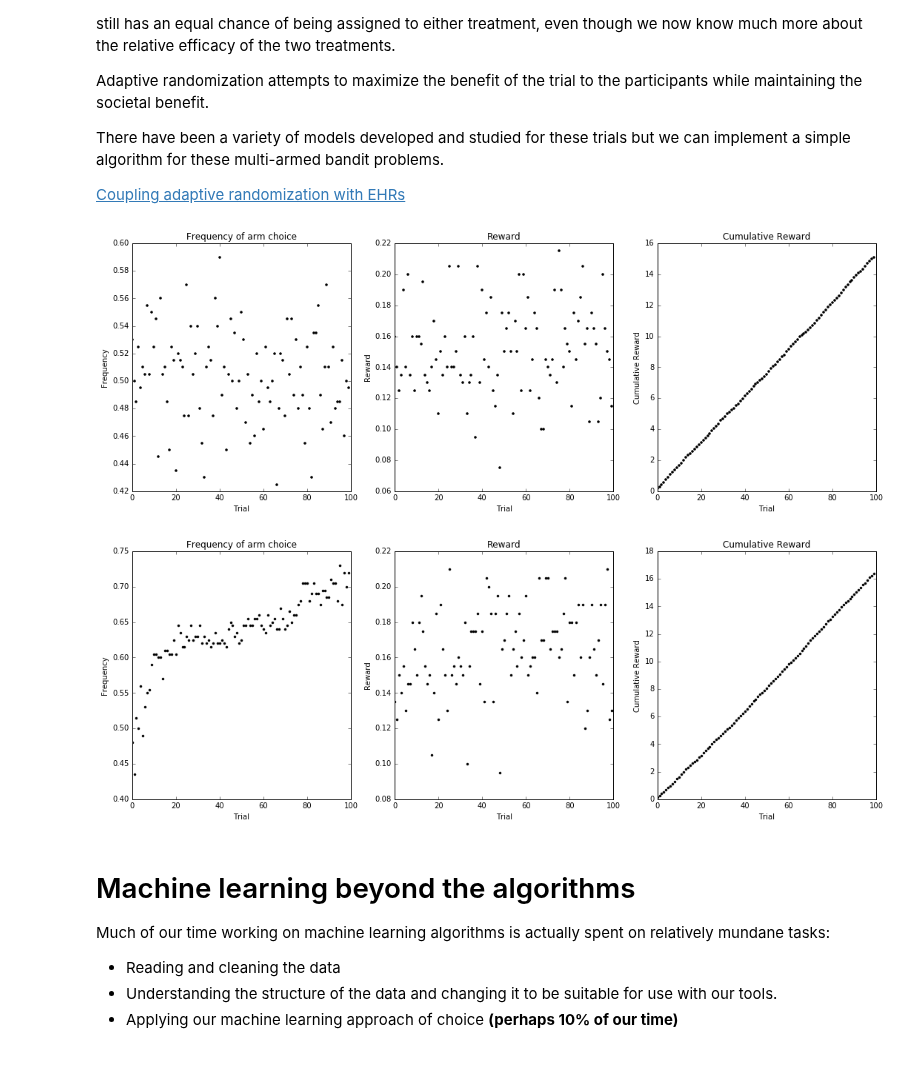
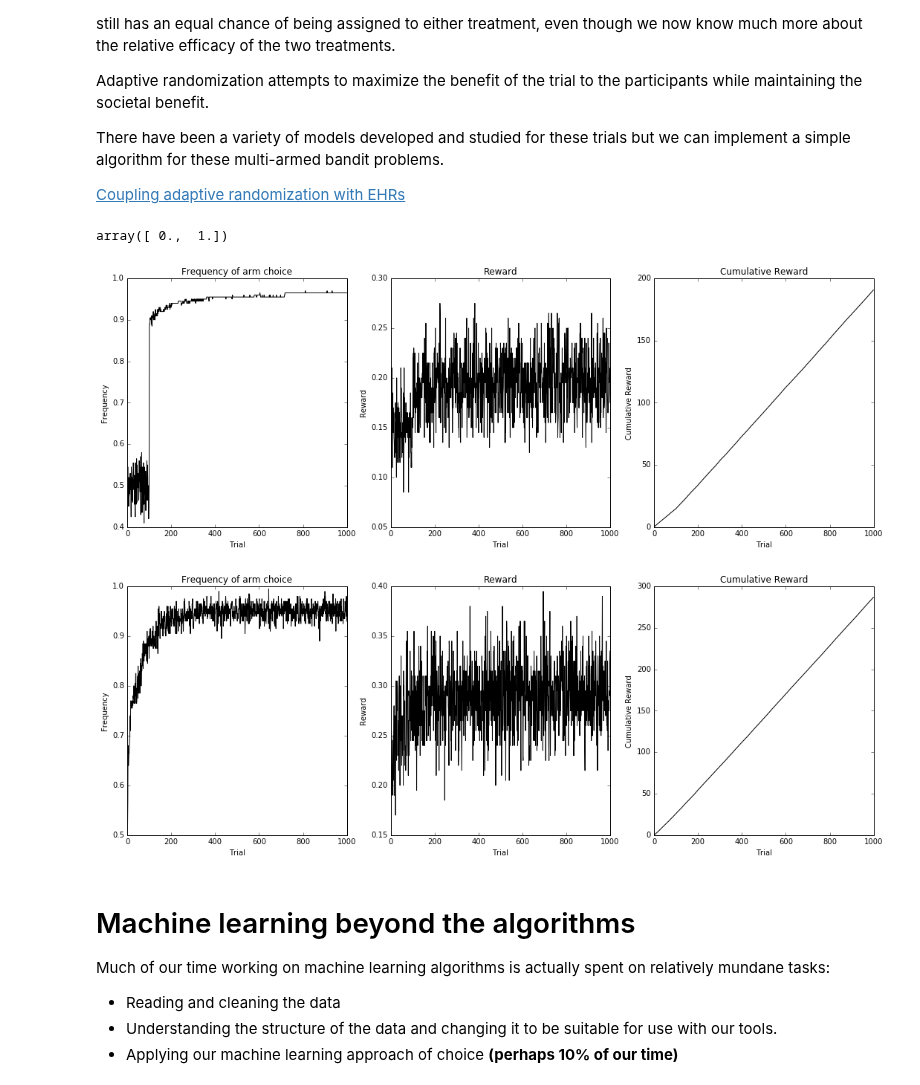
Before and after one commit to beyondvalence/biof509_wtl, a Jupyter notebook: Wk07-common-ml-tasks/Wk07-Common-ML-tasks-wl.ipynb, the cells around one changed output. Saved outputs shown, nothing was run; the diff lists cells and outputs as text; code cells hidden in the pictures.

Commit message:
wk07 notebook for regular epsilon and epsilon greedy

```diff
--- a/Wk07-common-ml-tasks/Wk07-Common-ML-tasks-wl.ipynb
+++ b/Wk07-common-ml-tasks/Wk07-Common-ML-tasks-wl.ipynb
@@ -161,7 +161,7 @@ import numpy as np
 %matplotlib inline
 # %%
 class Model(object):
-    def __init__(self, algo, algo_kwargs, weights=[0.1, 0.1], size=100, repeats=200):
+    def __init__(self, algo, algo_kwargs, weights=[0.1, 0.1], size=1000, repeats=200):
         self.algo = algo
         self.algo_kwargs = algo_kwargs
         self.weights = weights
@@ -192,26 +192,26 @@ class Model(object):
         self.arm_choice = np.array(arm_choice)
         self.reward = np.array(reward)
 
-    def plot_arm_frequency(self, ax):
+    def plot_arm_frequency(self, ax, color='-k'):
         """Plot the frequency with which the second arm is chosen
         NOTE: Currently only works for two arms"""
-        ax.plot(self.arm_choice.mean(axis=0), 'k.')
+        ax.plot(self.arm_choice.mean(axis=0), color)
         ax.set_title('Frequency of arm choice')
         ax.set_xlabel('Trial')
         ax.set_ylabel('Frequency')
         return ax
 
-    def plot_reward(self, ax):
+    def plot_reward(self, ax, color='-k'):
         """Plot the average reward for each trial across all simulations"""
-        ax.plot(self.reward.mean(axis=0), 'k.')
+        ax.plot(self.reward.mean(axis=0), color)
         ax.set_title('Reward')
         ax.set_xlabel('Trial')
         ax.set_ylabel('Reward')
         return ax
 
-    def plot_cumulative_reward(self, ax):
+    def plot_cumulative_reward(self, ax, color='-k'):
         """Plot the cumulative reward across all simulations"""
-        ax.plot(np.cumsum(self.reward, axis=1).mean(axis=0), 'k.')
+        ax.plot(np.cumsum(self.reward, axis=1).mean(axis=0), color)
         ax.set_title('Cumulative Reward')
         ax.set_xlabel('Trial')
         ax.set_ylabel('Cumulative Reward')
@@ -252,3 +264,10 @@ class RCT(object):
+# %%
+weights=np.array(weights)
+weights=weights==weights.max()
+weights=weights/weights.sum()
+weights
+# %% [output]
+array([ 0.,  1.])
 # %%
 model = Model(RCT, {'n_arms': 2, 'epsilon':0.05}, weights=[0.1, 0.2])
 model.repeat_simulation()
@@ -260,25 +279,25 @@ model.plot_cumulative_reward(ax=axes[2])
 
 plt.show()
 # %% [output]
-[figure, old version]
+[figure, new version]
 # %%
 class EpsilonGreedy(RCT):
 
     @property
     def epsilon(self):
         return self._epsilon
 
-model = Model(EpsilonGreedy, {'n_arms': 2, 'epsilon':0.05}, weights=[0.1, 0.2])
+model = Model(EpsilonGreedy, {'n_arms': 2, 'epsilon':0.1}, weights=[0.1, 0.3])
 model.repeat_simulation()
 
 fig, axes = plt.subplots(1,3, figsize=(18,6))
 model.plot_arm_frequency(ax=axes[0])
 model.plot_reward(ax=axes[1])
 model.plot_cumulative_reward(ax=axes[2])
 
 plt.show()
 # %% [output]
-[figure, old version]
+[figure, new version]
 # %% [markdown]
 # Machine learning beyond the algorithms
 
```
Also changed, not shown: parts of 2 cells of this notebook.
